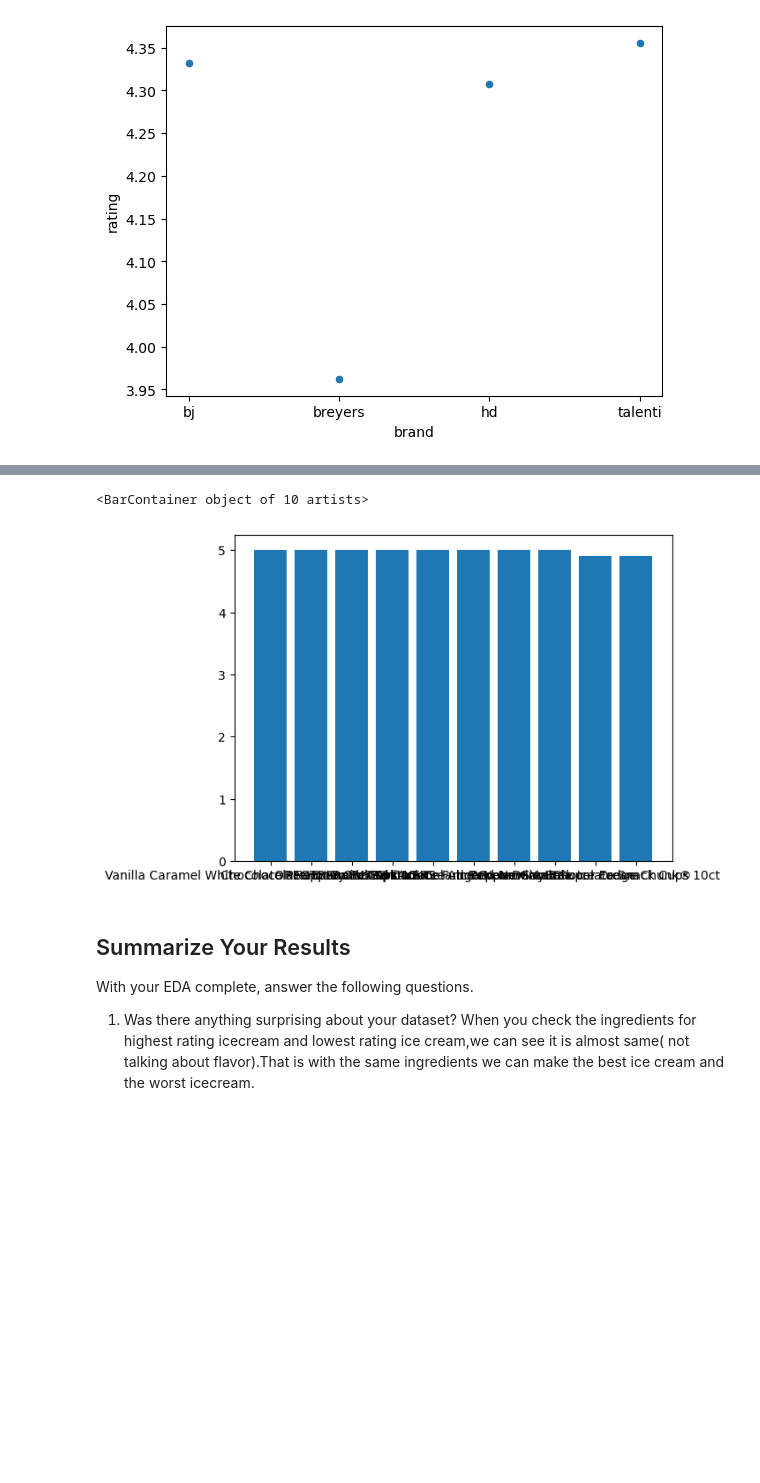
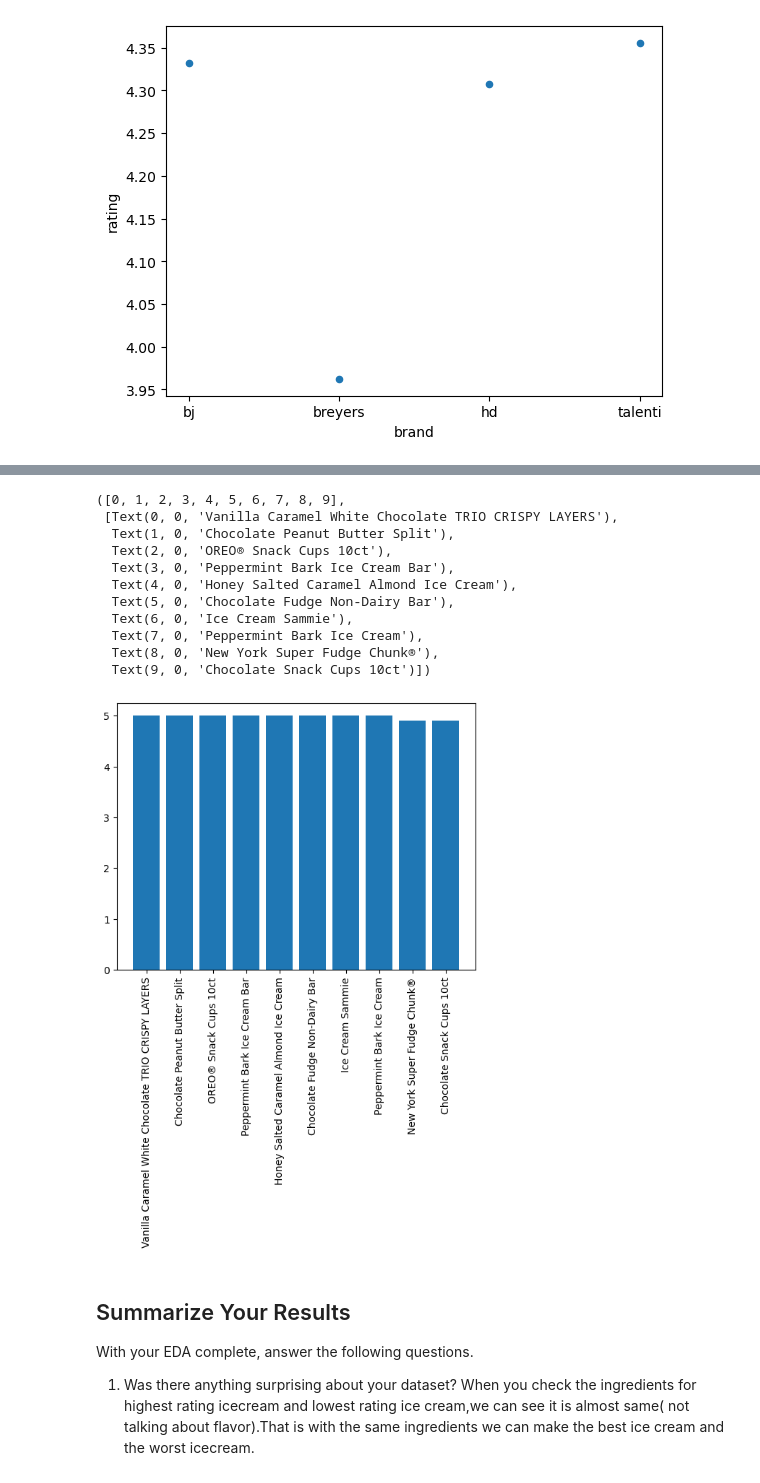
Before and after one commit to KavVij/eda-checkpoint_Kav, a Jupyter notebook: checkpoint-two.ipynb, the cells around one changed output, grey strips where cells are left out. Saved outputs shown, nothing was run; the diff lists cells and outputs as text; code cells hidden in the pictures; blank space fills up the shorter version.

```diff
--- a/checkpoint-two.ipynb
+++ b/checkpoint-two.ipynb
@@ -157,9 +164,21 @@ plt.bar(worst_rating['name'],worst_rating['rating'])#finding the worst rating ic
 # %%
-plt.bar(ex_rating['name'],ex_rating['rating']) #plotting excellent rating ice creams
+plt.bar(ex_rating['name'],ex_rating['rating'])
+plt.xticks(rotation=90)
+#plotting excellent rating ice creams
 #ex_rating.plot.scatter(x='name', y='rating')
 # %% [output]
-<BarContainer object of 10 artists>
+([0, 1, 2, 3, 4, 5, 6, 7, 8, 9],
+ [Text(0, 0, 'Vanilla Caramel White Chocolate TRIO CRISPY LAYERS'),
+  Text(1, 0, 'Chocolate Peanut Butter Split'),
+  Text(2, 0, 'OREO® Snack Cups 10ct'),
+  Text(3, 0, 'Peppermint Bark Ice Cream Bar'),
+  Text(4, 0, 'Honey Salted Caramel Almond Ice Cream'),
+  Text(5, 0, 'Chocolate Fudge Non-Dairy Bar'),
+  Text(6, 0, 'Ice Cream Sammie'),
+  Text(7, 0, 'Peppermint Bark Ice Cream'),
+  Text(8, 0, 'New York Super Fudge Chunk®'),
+  Text(9, 0, 'Chocolate Snack Cups 10ct')])
-[figure, old version]
+[figure, new version]
 # %% [markdown]
 ## Summarize Your Results
 
```
Also changed, not shown: parts of 2 cells of this notebook.
